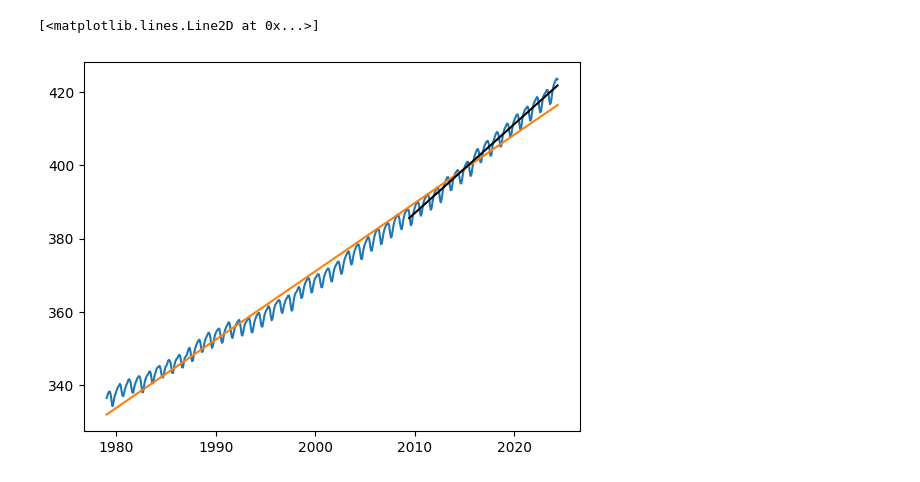
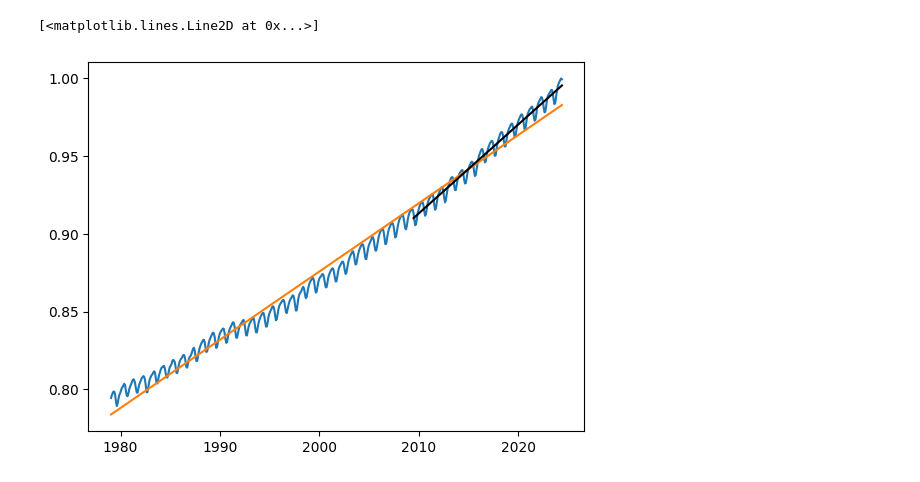
Before and after one commit to alexisj2020/Project, a Jupyter notebook: Trends.ipynb, the cells around one changed output. Cells and saved outputs as stored; diff of their text form; code cells hidden in the pictures.

Commit message:
Calculating all trends

```diff
--- a/Trends.ipynb
+++ b/Trends.ipynb
@@ -66,9 +105,25 @@ pH_np = np.array(phs)
+# %%
+#normalize the datasets to compare the trends
+co2_max = max(co2_np)
+co2n_np = (co2_np)/co2_max
+
+temp_max = max(temp_np)
+tempn_np = (temp_np)/temp_max
+
+ice_max = max(sea_ice_ext_np)
+icen_np = (sea_ice_ext_np)/ice_max
+
+ph_max = max(pH_np)
+phn_np = (pH_np)/ph_max
+
+ph_max_2 = max(ph_np)
+phn_2_np = (ph_np)/ph_max_2
 # %%
-a, b = np.polyfit(times_np, co2_np, 1)
-a2, b2 = np.polyfit(times_np[-180:],co2_np[-180:], 1)
-plt.plot(times,co2s)
+a, b = np.polyfit(times_np, co2n_np, 1)
+a2, b2 = np.polyfit(times_np[-180:],co2n_np[-180:], 1)
+plt.plot(times,co2n_np)
 plt.plot(times,a*times_np+b)
 plt.plot(times[-180:],a2*times_np[-180:]+b2,color='k')
 # %% [output]
 [<matplotlib.lines.Line2D at 0x...>]
-[figure, old version]
+[figure, new version]
```
Also changed, not shown: parts of 9 cells of this notebook, 1 other file.
